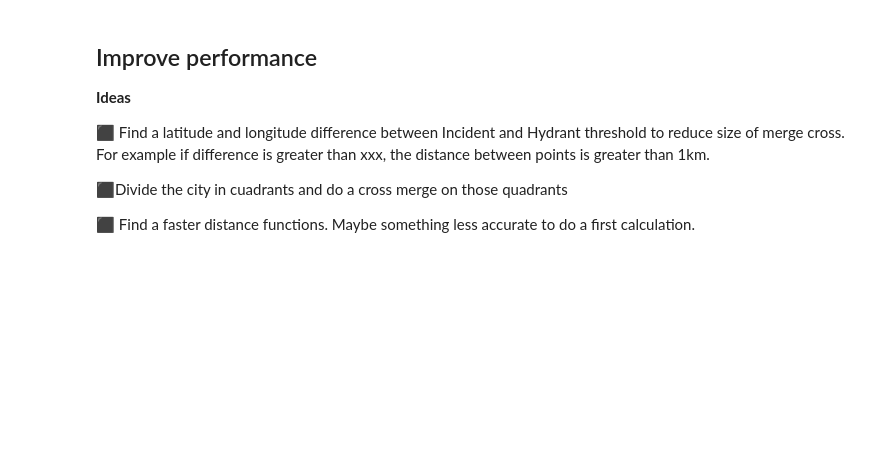
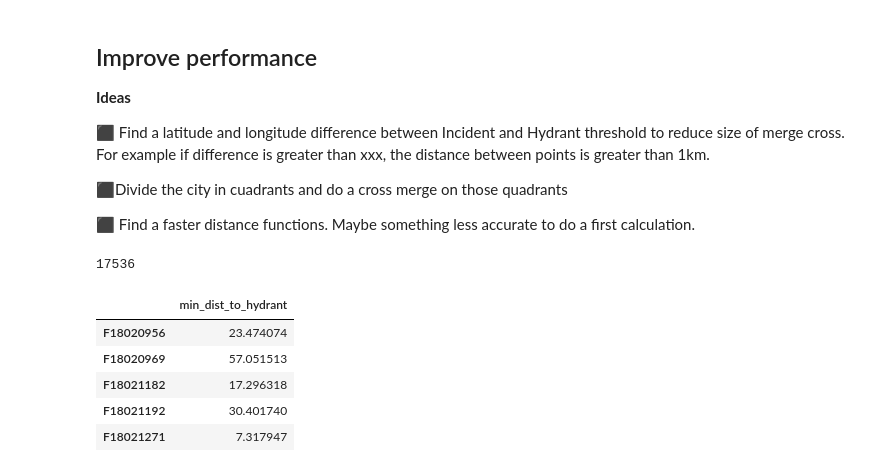
Before and after one commit to JimenaBaripatti/FeatureEngineering, a Jupyter notebook: Incident_Hydrants_distance.ipynb, the cells around one changed output. Drawn from its saved outputs; the diff is of its cells as text; code cells hidden in the pictures; blank space fills up the shorter version.

```diff
--- a/Incident_Hydrants_distance.ipynb
+++ b/Incident_Hydrants_distance.ipynb
@@ -139,0 +164,30 @@ df.join(df_hyd_variables, on='Incident_Numberdemo', how='inner')
+# %%
+def get_min_distance(df_test, hyd):
+  """
+  build a dict with incident as key and min distance as value
+  iterate over the dataframe and the hyd array
+  """
+
+  min_dist = {}
+
+  for index, row in df_test.iterrows():
+
+    distances = []
+    incident = row['Incident_Numberdemo']
+
+    lat1, lon1 = row['Latitude'], row['Longitude']
+
+    for c in hyd:
+
+      lat2, lon2 = c
+      distances.append(haversine2(lon1, lat1, lon2, lat2))
+
+    min_dist.update({incident: min(distances)})
+
+  return min_dist
+
+result = get_min_distance(df, hyd)
+
+print(len(result))
+# %% [output]
+17536
@@ -139,0 +196,9 @@ df.join(df_hyd_variables, on='Incident_Numberdemo', how='inner')
+# %%
+df_min_dist.head()
+# %% [output]
+|  | min_dist_to_hydrant |
+| F18020956 | 23.474074 |
+| F18020969 | 57.051513 |
+| F18021182 | 17.296318 |
+| F18021192 | 30.401740 |
+| F18021271 | 7.317947 |
```
Also changed, not shown: parts of 8 cells of this notebook.
